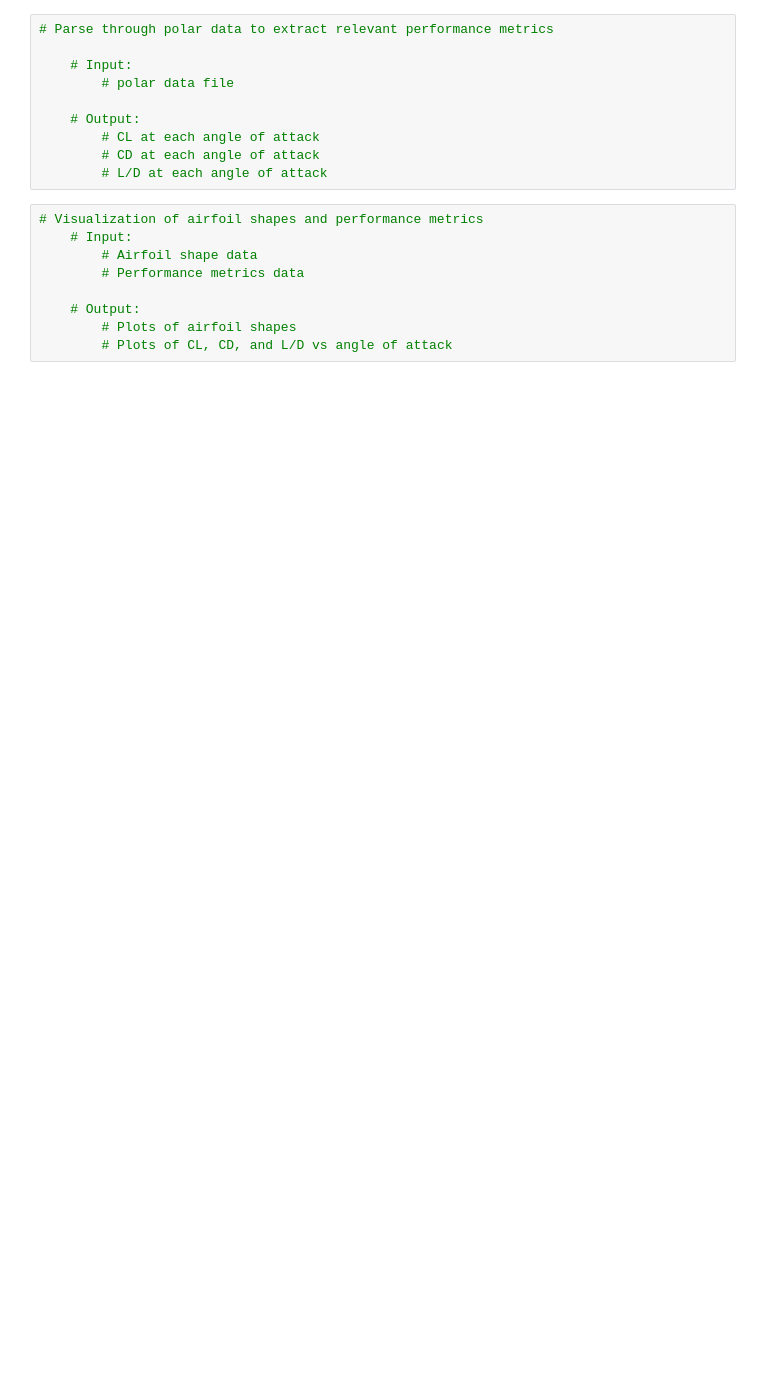
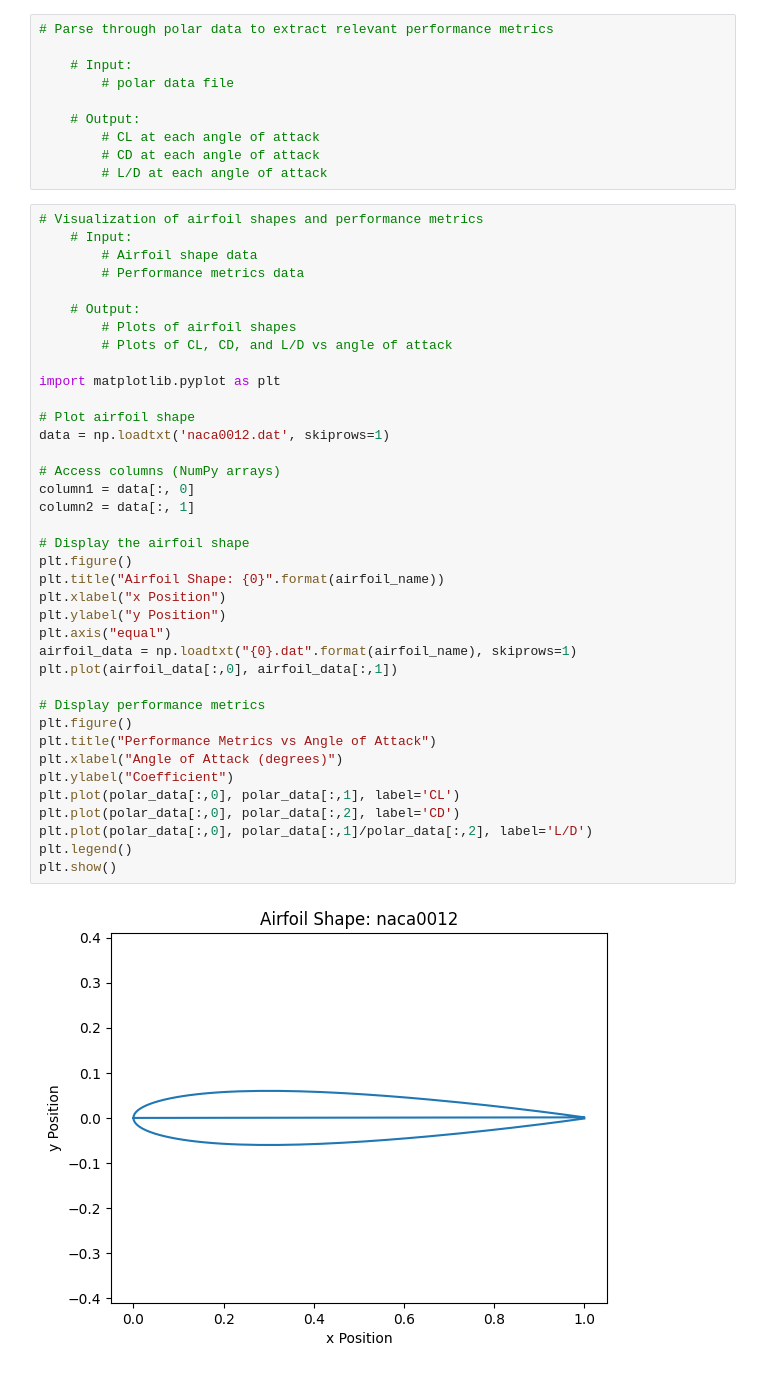
Before and after one commit to awsmith1108/airfoil-design-optimization, a Jupyter notebook: notebook.ipynb, the cells around one changed output. Drawn from its saved outputs; the diff is of its cells as text; blank space fills up the shorter version.

Commit message:
Visualization Edits

```diff
--- a/notebook.ipynb
+++ b/notebook.ipynb
@@ -112,9 +112,40 @@ polar_data = np.loadtxt("polar_file.txt", skiprows=12)
 # %%
 # Visualization of airfoil shapes and performance metrics
     # Input:
         # Airfoil shape data
         # Performance metrics data
 
     # Output:
         # Plots of airfoil shapes
         # Plots of CL, CD, and L/D vs angle of attack
+
+import matplotlib.pyplot as plt
+
+# Plot airfoil shape
+data = np.loadtxt('naca0012.dat', skiprows=1)
+
+# Access columns (NumPy arrays)
+column1 = data[:, 0]
+column2 = data[:, 1]
+
+# Display the airfoil shape
+plt.figure()
+plt.title("Airfoil Shape: {0}".format(airfoil_name))
+plt.xlabel("x Position")
+plt.ylabel("y Position")
+plt.axis("equal")
+airfoil_data = np.loadtxt("{0}.dat".format(airfoil_name), skiprows=1)
+plt.plot(airfoil_data[:,0], airfoil_data[:,1])
+
+# Display performance metrics
+plt.figure()
+plt.title("Performance Metrics vs Angle of Attack")
+plt.xlabel("Angle of Attack (degrees)")
+plt.ylabel("Coefficient")
+plt.plot(polar_data[:,0], polar_data[:,1], label='CL')
+plt.plot(polar_data[:,0], polar_data[:,2], label='CD')
+plt.plot(polar_data[:,0], polar_data[:,1]/polar_data[:,2], label='L/D')
+plt.legend()
+plt.show()
+# %% [output]
+[figure, added]
```
Also changed, not shown: parts of 2 cells of this notebook, 3 other files.
